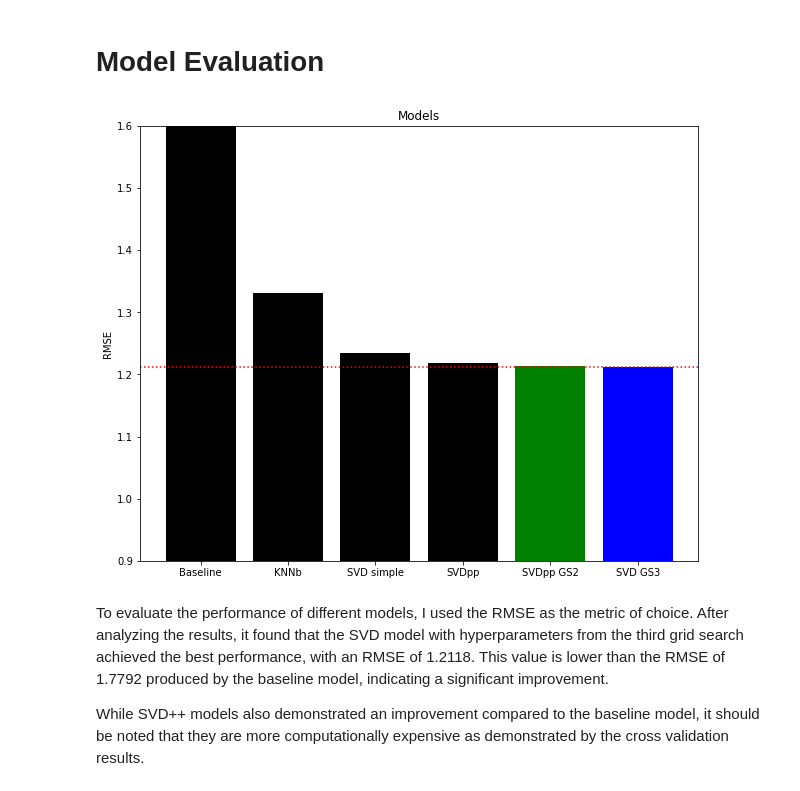
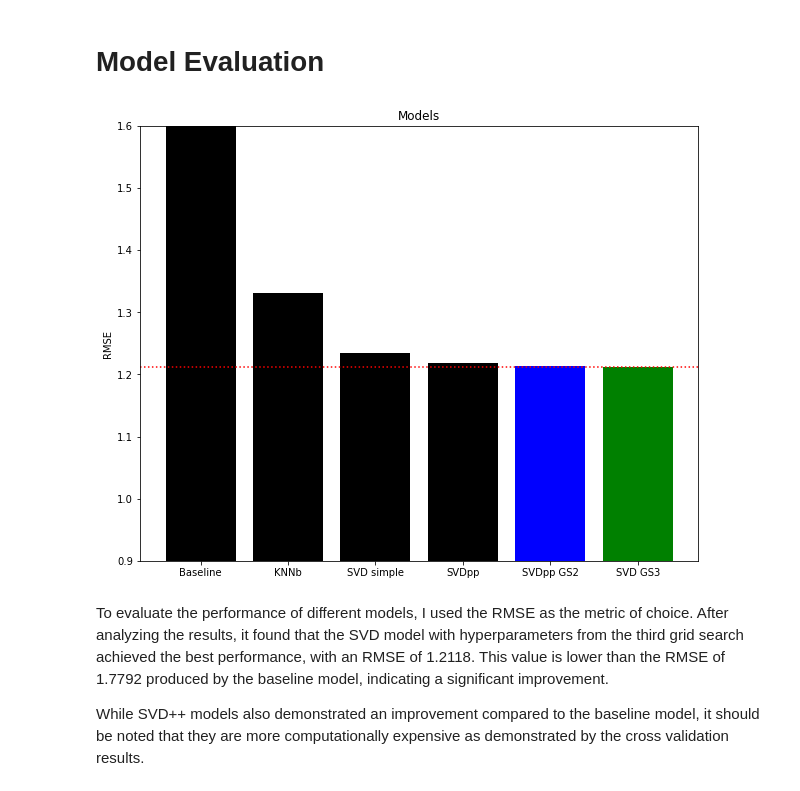
Before and after one commit to JuanMa894/VGames-rec-system, a Jupyter notebook: Game_recommender_system.ipynb, the cells around one changed output. Saved outputs shown, nothing was run; the diff lists cells and outputs as text; code cells hidden in the pictures.

```diff
--- a/Game_recommender_system.ipynb
+++ b/Game_recommender_system.ipynb
@@ -739,15 +739,15 @@ sort_zip = dict(sorted(zipped_dict.items(), key=lambda item: item[1], reverse=Tr
 # %%
 best_model_rmse = sort_zip['SVD GS3']
 
 fig, ax = plt.subplots(figsize=(10,8))
-plt.bar(sort_zip.keys(), sort_zip.values(), color=['Black', 'black', 'black', 'black', 'green', 'blue'])
+plt.bar(sort_zip.keys(), sort_zip.values(), color=['Black', 'black', 'black', 'black', 'blue', 'green'])
 plt.ylim(.9, 1.6)
 plt.axhline(y = best_model_rmse, color = 'r', linestyle = 'dotted')
 ax.set_title("Models")
 plt.ylabel('RMSE');
-#plt.savefig('images/Models_Evaluation.png', dpi=600, bbox_inches='tight');
+# plt.savefig('images/Models_Evaluation.png', dpi=600, bbox_inches='tight');
 # %% [output]
-[figure, old version]
+[figure, new version]
 # %% [markdown]
 To evaluate the performance of different models, I used the RMSE as the metric of choice. After analyzing the results, it found that the SVD model with hyperparameters from the third grid search achieved the best performance, with an RMSE of 1.2118. This value is lower than the RMSE of 1.7792 produced by the baseline model, indicating a significant improvement.
 
```
Also changed, not shown: parts of 9 cells of this notebook, 4 other files.
